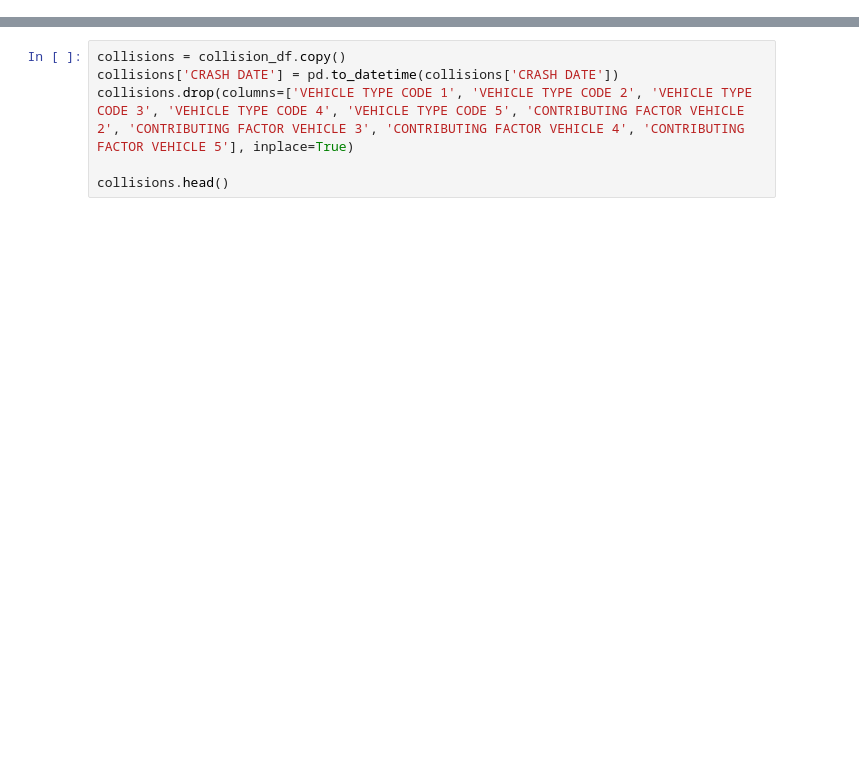
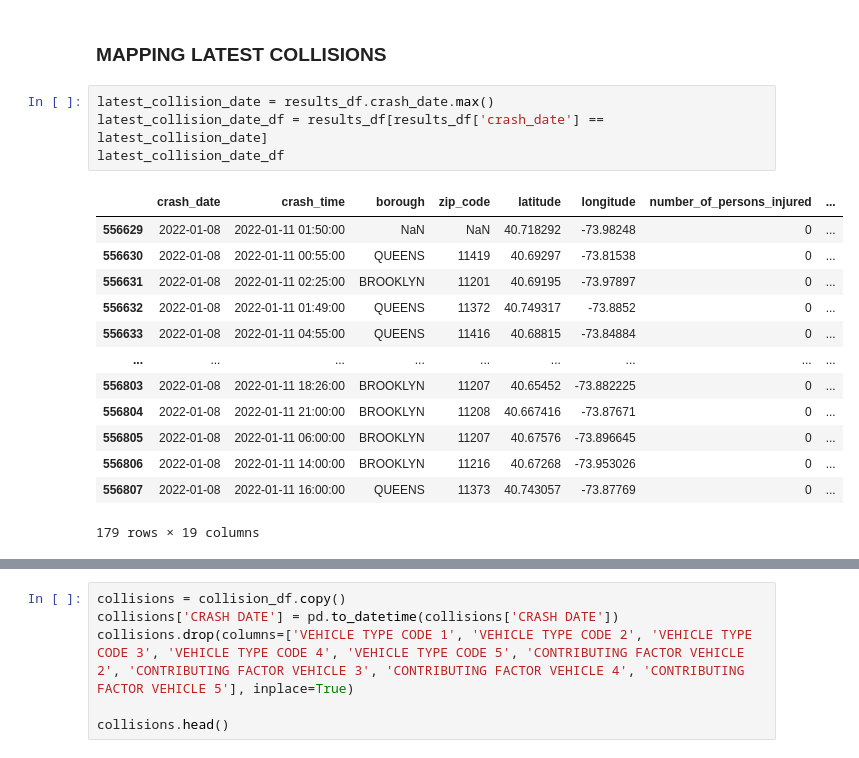
Before and after one commit to tiroger/nyc-vehicle-collisions, a Jupyter notebook: viz.ipynb, the cells around one changed output, grey strips where cells are left out. Cells and saved outputs as stored; diff of their text form; blank space fills up the shorter version.

```diff
--- a/viz.ipynb
+++ b/viz.ipynb
@@ -8,0 +163,20 @@ from dateutil.relativedelta import relativedelta
+# %% [markdown]
+### MAPPING LATEST COLLISIONS
+# %%
+latest_collision_date = results_df.crash_date.max()
+latest_collision_date_df = results_df[results_df['crash_date'] == latest_collision_date]
+latest_collision_date_df
+# %% [output]
+|  | crash_date | crash_time | borough | zip_code | latitude | longitude | number_of_persons_injured | ... |
+| 556629 | 2022-01-08 | 2022-01-11 01:50:00 | NaN | NaN | 40.718292 | -73.98248 | 0 | ... |
+| 556630 | 2022-01-08 | 2022-01-11 00:55:00 | QUEENS | 11419 | 40.69297 | -73.81538 | 0 | ... |
+| 556631 | 2022-01-08 | 2022-01-11 02:25:00 | BROOKLYN | 11201 | 40.69195 | -73.97897 | 0 | ... |
+| 556632 | 2022-01-08 | 2022-01-11 01:49:00 | QUEENS | 11372 | 40.749317 | -73.8852 | 0 | ... |
+| 556633 | 2022-01-08 | 2022-01-11 04:55:00 | QUEENS | 11416 | 40.68815 | -73.84884 | 0 | ... |
+| ... | ... | ... | ... | ... | ... | ... | ... | ... |
+| 556803 | 2022-01-08 | 2022-01-11 18:26:00 | BROOKLYN | 11207 | 40.65452 | -73.882225 | 0 | ... |
+| 556804 | 2022-01-08 | 2022-01-11 21:00:00 | BROOKLYN | 11208 | 40.667416 | -73.87671 | 0 | ... |
+| 556805 | 2022-01-08 | 2022-01-11 06:00:00 | BROOKLYN | 11207 | 40.67576 | -73.896645 | 0 | ... |
+| 556806 | 2022-01-08 | 2022-01-11 14:00:00 | BROOKLYN | 11216 | 40.67268 | -73.953026 | 0 | ... |
+| 556807 | 2022-01-08 | 2022-01-11 16:00:00 | QUEENS | 11373 | 40.743057 | -73.87769 | 0 | ... |
+179 rows × 19 columns
```
Also changed, not shown: parts of 28 cells of this notebook, 9 other files.
